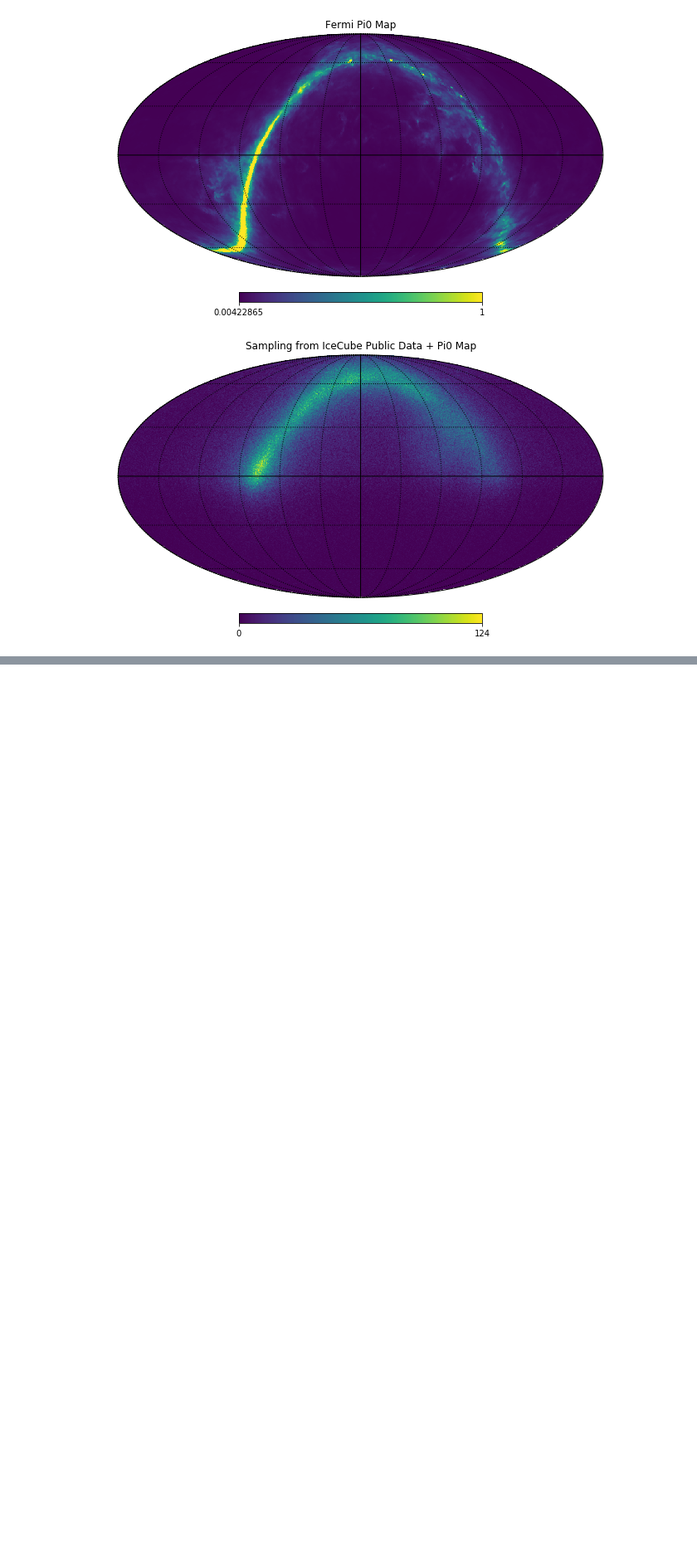
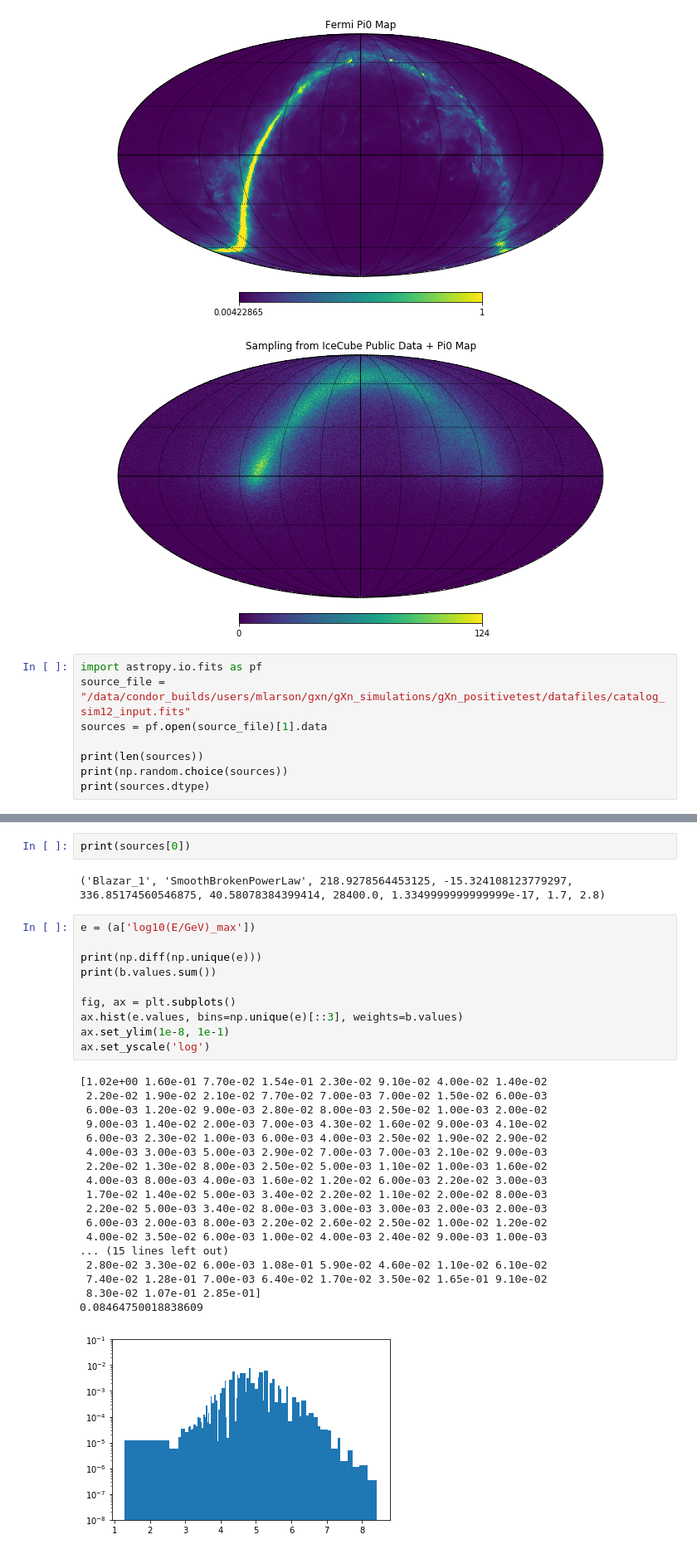
Before and after one commit to mjlarson/I3PublicDataSampler, a Jupyter notebook: simulation_test.ipynb, the cells around one changed output, grey strips where cells are left out. Shown at 83% size. Cells and saved outputs as stored; diff of their text form; blank space fills up the shorter version.

```diff
--- a/simulation_test.ipynb
+++ b/simulation_test.ipynb
@@ -595,3 +601,11 @@ The interval between parallels is 30 deg -0.00'.
 The interval between meridians is 30 deg -0.00'.
 [figure]
 [figure]
+# %%
+import astropy.io.fits as pf
+source_file = "/data/condor_builds/users/mlarson/gxn/gXn_simulations/gXn_positivetest/datafiles/catalog_sim12_input.fits"
+sources = pf.open(source_file)[1].data
+
+print(len(sources))
+print(np.random.choice(sources))
+print(sources.dtype)
@@ -597,0 +664,33 @@ The interval between meridians is 30 deg -0.00'.
+# %%
+print(sources[0])
+# %% [output]
+('Blazar_1', 'SmoothBrokenPowerLaw', 218.9278564453125, -15.324108123779297, 336.85174560546875, 40.58078384399414, 28400.0, 1.3349999999999999e-17, 1.7, 2.8)
+# %%
+e = (a['log10(E/GeV)_max'])
+
+print(np.diff(np.unique(e)))
+print(b.values.sum())
+
+fig, ax = plt.subplots()
+ax.hist(e.values, bins=np.unique(e)[::3], weights=b.values)
+ax.set_ylim(1e-8, 1e-1)
+ax.set_yscale('log')
+# %% [output]
+[1.02e+00 1.60e-01 7.70e-02 1.54e-01 2.30e-02 9.10e-02 4.00e-02 1.40e-02
+ 2.20e-02 1.90e-02 2.10e-02 7.70e-02 7.00e-03 7.00e-02 1.50e-02 6.00e-03
+ 6.00e-03 1.20e-02 9.00e-03 2.80e-02 8.00e-03 2.50e-02 1.00e-03 2.00e-02
+ 9.00e-03 1.40e-02 2.00e-03 7.00e-03 4.30e-02 1.60e-02 9.00e-03 4.10e-02
+ 6.00e-03 2.30e-02 1.00e-03 6.00e-03 4.00e-03 2.50e-02 1.90e-02 2.90e-02
+ 4.00e-03 3.00e-03 5.00e-03 2.90e-02 7.00e-03 7.00e-03 2.10e-02 9.00e-03
+ 2.20e-02 1.30e-02 8.00e-03 2.50e-02 5.00e-03 1.10e-02 1.00e-03 1.60e-02
+ 4.00e-03 8.00e-03 4.00e-03 1.60e-02 1.20e-02 6.00e-03 2.20e-02 3.00e-03
+ 1.70e-02 1.40e-02 5.00e-03 3.40e-02 2.20e-02 1.10e-02 2.00e-02 8.00e-03
+ 2.20e-02 5.00e-03 3.40e-02 8.00e-03 3.00e-03 3.00e-03 2.00e-03 2.00e-03
+ 6.00e-03 2.00e-03 8.00e-03 2.20e-02 2.60e-02 2.50e-02 1.00e-02 1.20e-02
+ 4.00e-02 3.50e-02 6.00e-03 1.00e-02 4.00e-03 2.40e-02 9.00e-03 1.00e-03
+... (15 lines left out)
+ 2.80e-02 3.30e-02 6.00e-03 1.08e-01 5.90e-02 4.60e-02 1.10e-02 6.10e-02
+ 7.40e-02 1.28e-01 7.00e-03 6.40e-02 1.70e-02 3.50e-02 1.65e-01 9.10e-02
+ 8.30e-02 1.07e-01 2.85e-01]
+0.08464750018838609
+[figure, added]
```
Also changed, not shown: parts of 9 cells of this notebook, 1 other file.
